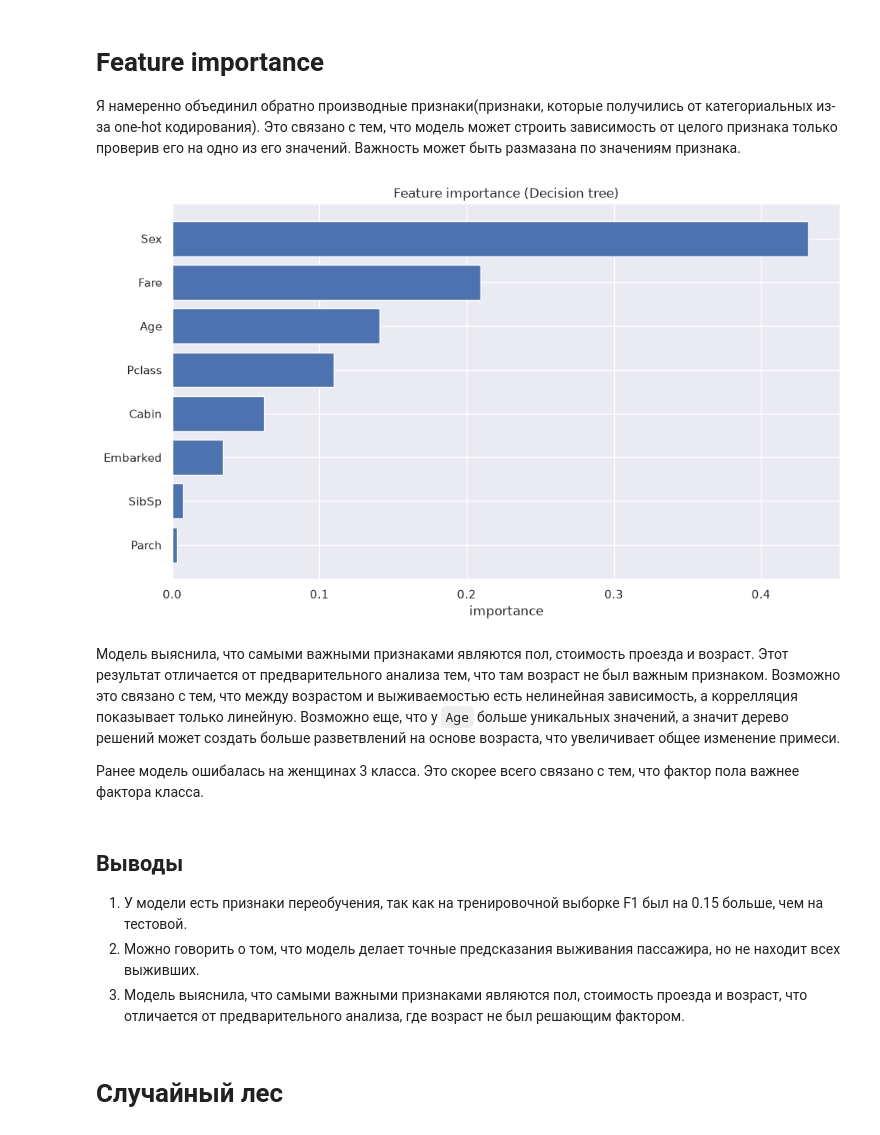
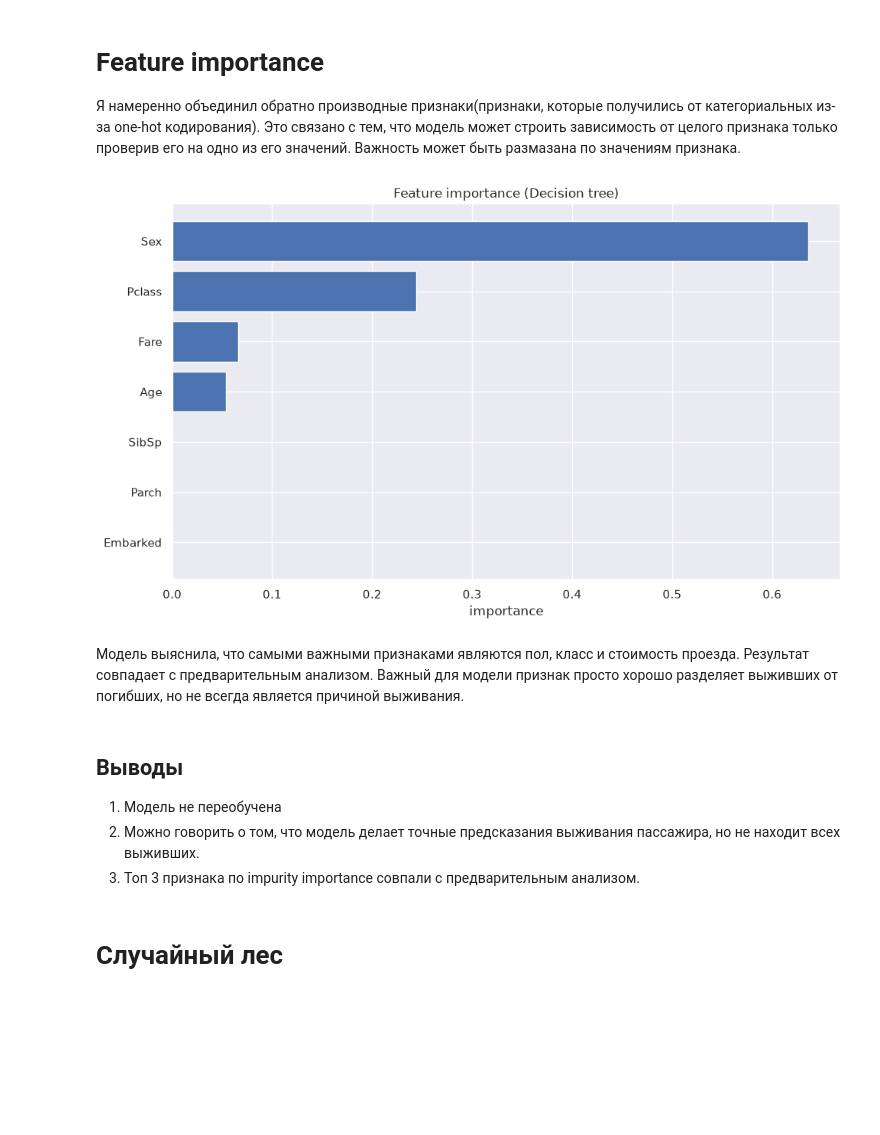
Before and after one commit to Megakret/ml_course_mai, a Jupyter notebook: classification/lab2.ipynb, the cells around one changed output. Drawn from its saved outputs; the diff is of its cells as text; code cells hidden in the pictures; blank space fills up the shorter version.

```diff
--- a/classification/lab2.ipynb
+++ b/classification/lab2.ipynb
@@ -20,6 +13,6 @@ SyntaxError: invalid syntax (2030439000.py, line 2)
 # %%
 import os
-DATA_PATH=os.path.join("titanic", "Titanic-Dataset.csv")
+DATA_PATH= "train.csv"
 data = pd.read_csv(DATA_PATH, sep=",")
 print(data.shape)
 print("Типы признаков:")
@@ -170,7 +143,6 @@ from sklearn.compose import ColumnTransformer
 from sklearn.pipeline import Pipeline
 from sklearn.impute import SimpleImputer
 from sklearn.preprocessing import OneHotEncoder
-from sklearn.base import BaseEstimator, TransformerMixin
 RANDOM_STATE=42
 X = data.drop(columns=['Survived'])
 y = data['Survived']
@@ -179,21 +151,6 @@ X_train, X_test, y_train, y_test = train_test_split(X, y, test_size=0.2, random_
 num_cols = ['Age', 'Fare', 'SibSp', 'Parch']
 cat_cols = ['Sex', 'Pclass', 'Embarked']
 
-
-class CabinDeckExtractor(BaseEstimator, TransformerMixin):
-    """Replaces the raw Cabin column with its deck letter (first char)."""
-    def __init__(self, col='Cabin', missing='Unknown'):
-        self.col = col
-        self.missing = missing
-
-    def fit(self, X, y=None):
-        return self
-
-    def transform(self, X):
-        deck = X[self.col].str[0].fillna(self.missing)
-        return deck.to_frame(name='Deck')
-    def get_feature_names_out(self, input_features=None):
-        return np.asarray(['Deck'], dtype=object)
 
 preprocess = ColumnTransformer([
     ('num', Pipeline(
@@ -206,13 +163,7 @@ preprocess = ColumnTransformer([
             ("imputer", SimpleImputer(strategy="most_frequent")),
             ("onehot", OneHotEncoder(handle_unknown='ignore'))
             ]), cat_cols),
-    ('Cabin', Pipeline(
-       [
-          ("get_deck", CabinDeckExtractor()),
-          ("onehot", OneHotEncoder(handle_unknown="ignore"))
 
-       ]) , ['Cabin']
-    )
 ])
 X_ready = preprocess.fit_transform(X_train)
 print(X_train.shape)
@@ -288,7 +239,12 @@ from sklearn.metrics import (
     confusion_matrix
 )
 
-decision_tree = grid.best_estimator_
+decision_tree= Pipeline(
+    [("preprocess", preprocess),
+      ("tree",
+       DecisionTreeClassifier(random_state=RANDOM_STATE, max_depth=3, min_samples_leaf=4),
+    )]
+)
 decision_tree.fit(X_train, y_train)
 y_pred = decision_tree.predict(X_train)
 # На тренировочных данных
@@ -395,44 +289,41 @@ AgeBin
 Я намеренно объединил обратно производные признаки(признаки, которые получились от категориальных из-за one-hot кодирования). Это связано с тем, что модель может строить зависимость от целого признака только проверив его на одно из его значений. Важность может быть размазана по значениям признака.
 # %%
 # Feature importance
-cols = ["Pclass", "Sex", "Age", "SibSp", "Parch", "Fare", "Embarked", "Cabin"]
+cols = ["Pclass", "Sex", "Age", "SibSp", "Parch", "Fare", "Embarked"]
 
 prep = decision_tree["preprocess"]
 tree = decision_tree["tree"]
 
 names = prep.get_feature_names_out()
 imp = pd.Series(tree.feature_importances_, index=names)
 imp.sort_values(ascending=False).round(4)
 
-RAW = ["Pclass", "Sex", "Age", "SibSp", "Parch", "Fare", "Embarked", "Cabin", "Deck"]
-ALIAS = {"Deck": "Cabin"}
+RAW = ["Pclass", "Sex", "Age", "SibSp", "Parch", "Fare", "Embarked"]
 
 def source(name):
     base = name.split("__", 1)[1]
     for c in RAW:
         if base == c or base.startswith(c + "_"):
-            return ALIAS.get(c, c)
+            return c
     return base
 
 grouped = imp.groupby(imp.index.map(source)).sum().sort_values(ascending=True)
 grouped.round(4)
 
 plt.figure(figsize=(10, 6))
 plt.barh(grouped.index, grouped.values)
 plt.title("Feature importance (Decision tree)")
 plt.xlabel("importance")
 plt.tight_layout()
 # %% [output]
-[figure, old version]
+[figure, new version]
 # %% [markdown]
-Модель выяснила, что самыми важными признаками являются пол, стоимость проезда и возраст. Этот результат отличается от предварительного анализа тем, что там возраст не был важным признаком. Возможно это связано с тем, что между возрастом и выживаемостью есть нелинейная зависимость, а коррелляция показывает только линейную. Возможно еще, что у `Age` больше уникальных значений, а значит дерево решений может создать больше разветвлений на основе возраста, что увеличивает общее изменение примеси.
-
-Ранее модель ошибалась на женщинах 3 класса. Это скорее всего связано с тем, что фактор пола важнее фактора класса.
+Модель выяснила, что самыми важными признаками являются пол, класс и стоимость проезда. Результат совпадает с предварительным анализом. Важный для модели признак просто хорошо разделяет выживших от погибших, но не всегда является причиной выживания.
 # %% [markdown]
 ## Выводы
-1. У модели есть признаки переобучения, так как на тренировочной выборке F1 был на 0.15 больше, чем на тестовой.
+1. Модель не переобучена
 2. Можно говорить о том, что модель делает точные предсказания выживания пассажира, но не находит всех выживших.
-3. Модель выяснила, что самыми важными признаками являются пол, стоимость проезда и возраст, что отличается от предварительного анализа, где возраст не был решающим фактором.
+3. Топ 3 признака по impurity importance совпали с предварительным анализом.
 # %% [markdown]
 # Случайный лес
 # %%
```
Also changed, not shown: parts of 47 cells of this notebook, 1 other file.
